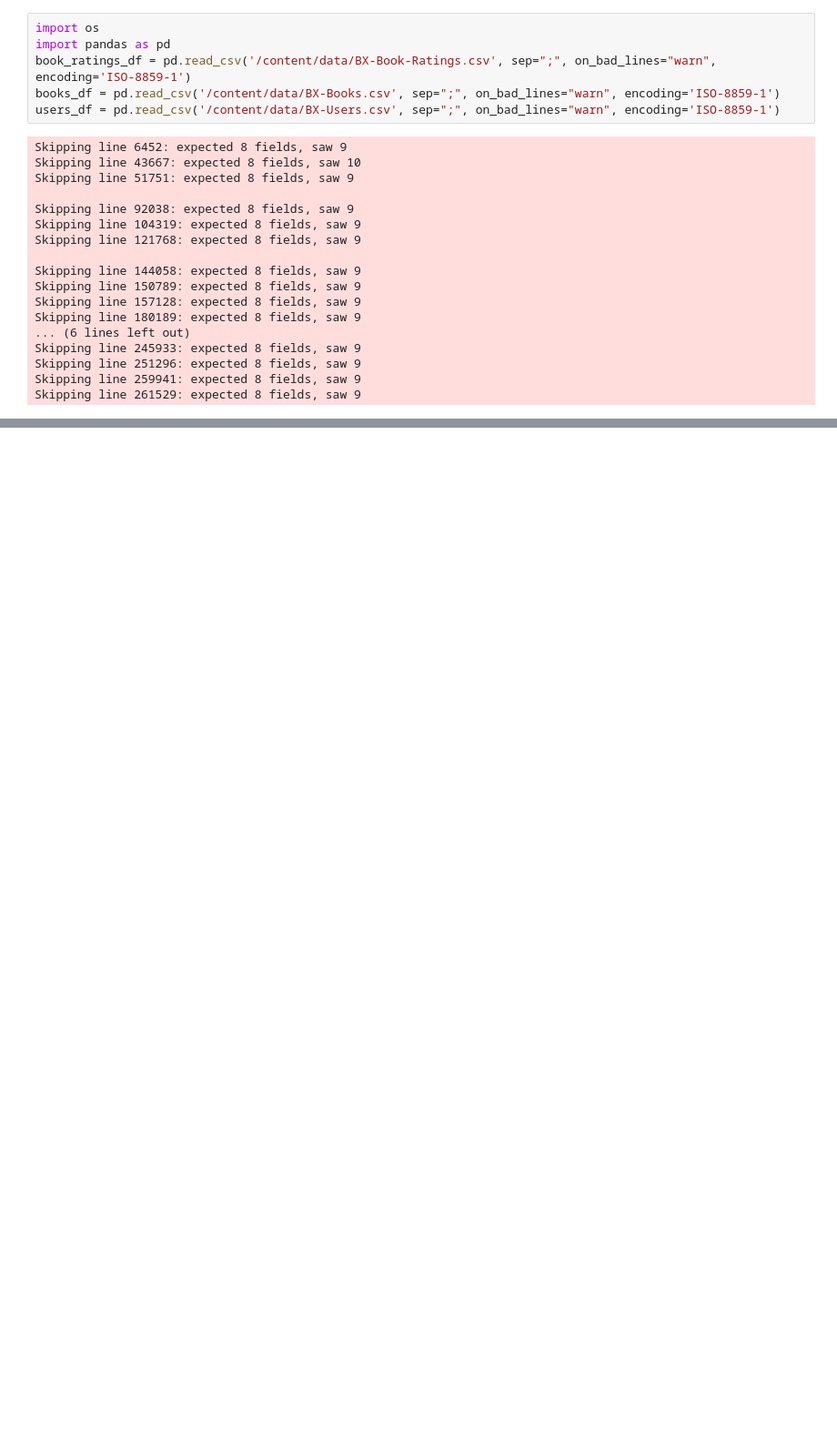
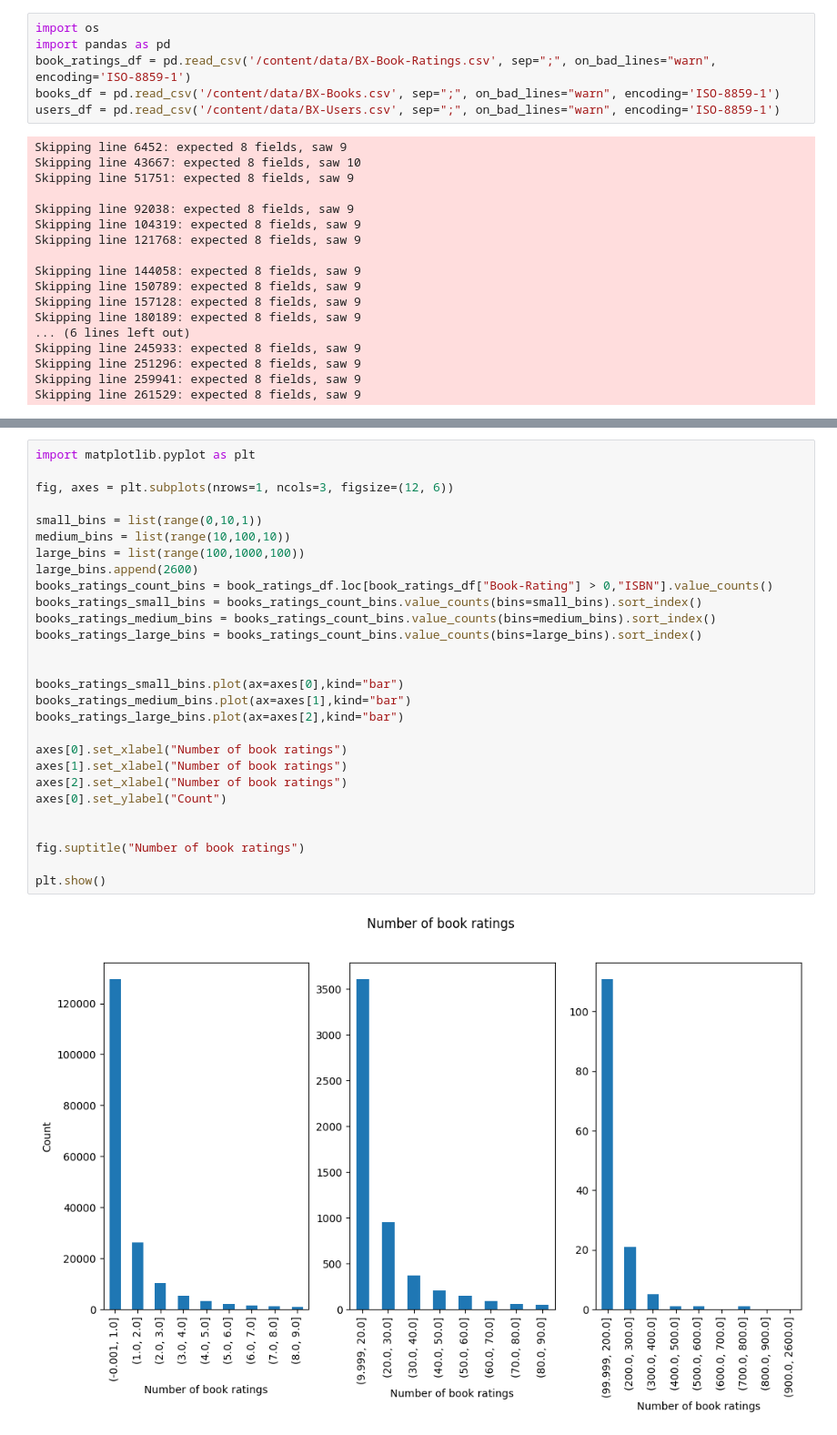
Before and after one commit to grimtoma/book_recomandation, a Jupyter notebook: recommendation.ipynb, the cells around one changed output, grey strips where cells are left out. Shown at 91% size. Drawn from its saved outputs; the diff is of its cells as text; blank space fills up the shorter version.

```diff
--- a/recommendation.ipynb
+++ b/recommendation.ipynb
@@ -95,0 +154,30 @@ None
+# %%
+import matplotlib.pyplot as plt
+
+fig, axes = plt.subplots(nrows=1, ncols=3, figsize=(12, 6))
+
+small_bins = list(range(0,10,1))
+medium_bins = list(range(10,100,10))
+large_bins = list(range(100,1000,100))
+large_bins.append(2600)
+books_ratings_count_bins = book_ratings_df.loc[book_ratings_df["Book-Rating"] > 0,"ISBN"].value_counts()
+books_ratings_small_bins = books_ratings_count_bins.value_counts(bins=small_bins).sort_index()
+books_ratings_medium_bins = books_ratings_count_bins.value_counts(bins=medium_bins).sort_index()
+books_ratings_large_bins = books_ratings_count_bins.value_counts(bins=large_bins).sort_index()
+
+
+books_ratings_small_bins.plot(ax=axes[0],kind="bar")
+books_ratings_medium_bins.plot(ax=axes[1],kind="bar")
+books_ratings_large_bins.plot(ax=axes[2],kind="bar")
+
+axes[0].set_xlabel("Number of book ratings")
+axes[1].set_xlabel("Number of book ratings")
+axes[2].set_xlabel("Number of book ratings")
+axes[0].set_ylabel("Count")
+
+
+fig.suptitle("Number of book ratings")
+
+plt.show()
+# %% [output]
+[figure, added]
```
Also changed, not shown: parts of 14 cells of this notebook.
